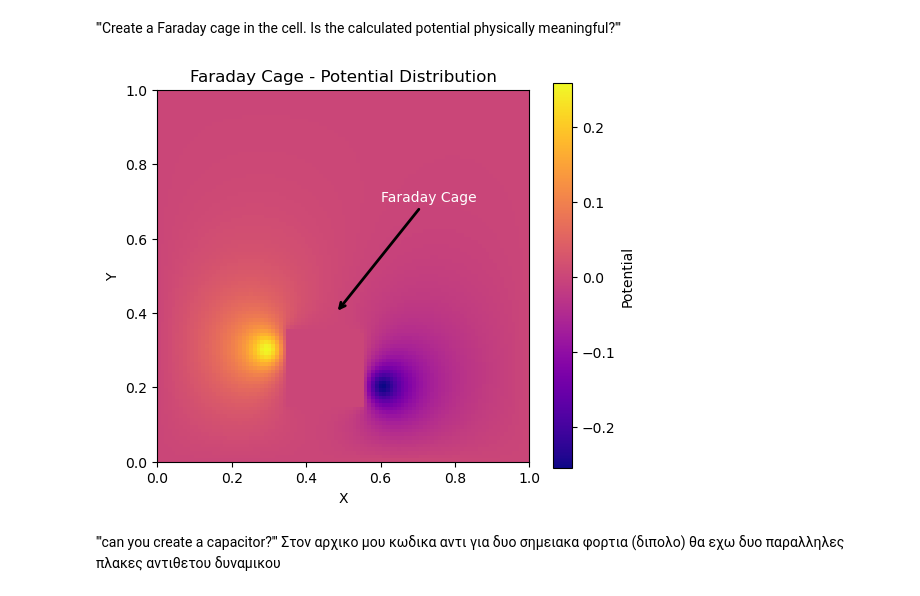
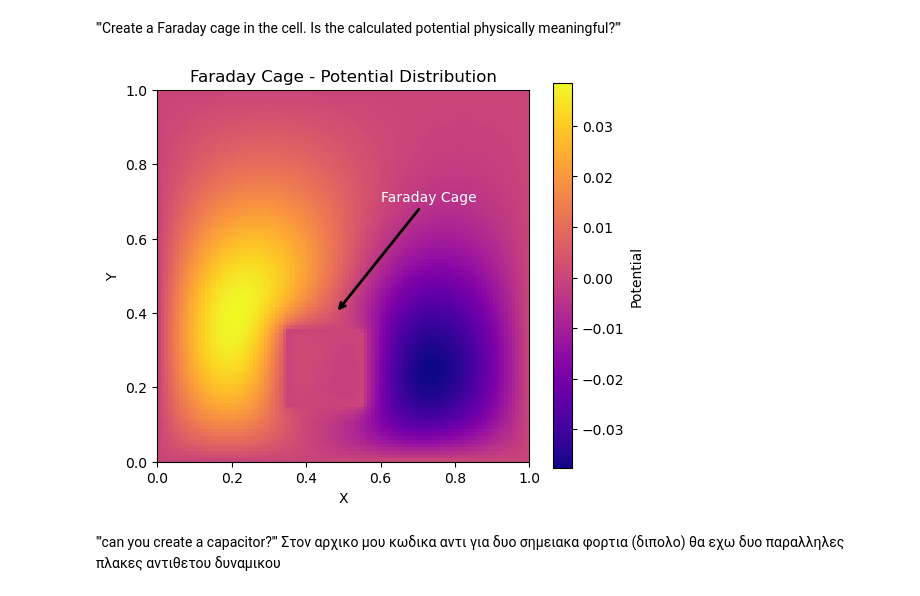
Before and after one commit to VeganSouvlaki/CP, a Jupyter notebook: ΠΡΟΤΖΕΚΤ.ipynb, the cells around one changed output. Drawn from its saved outputs; the diff is of its cells as text; code cells hidden in the pictures.

```diff
--- a/ΠΡΟΤΖΕΚΤ.ipynb
+++ b/ΠΡΟΤΖΕΚΤ.ipynb
@@ -305,6 +292,11 @@ meaningful?'''
 # %%
 import numpy as np
 import matplotlib.pyplot as plt
+
+def g2DF(x,y,qx,qy,sigma=0.2): #mix,miy thesi fortiou
+    e = (-((x - qx)**2 + (y - qy)**2)) / (2 * sigma**2)
+    return (np.exp(e) )/ (2 * np.pi * sigma**2)
+
 
 def FaradayCage(Etol=10**-6, N=100, w=1.75, max_iter=5000):
     auxMat = np.ones((N+1, N+1))  # Τώρα είναι 2D
@@ -324,8 +316,8 @@ def FaradayCage(Etol=10**-6, N=100, w=1.75, max_iter=5000):
     X, Y = np.meshgrid(x, y)
 
     # Φορτίο Διπόλου
-    G1 = g2D(X, Y, 0.3, 0.3)
-    G2 = g2D(X, Y, 0.2, 0.6)
+    G1 = g2DF(X, Y, 0.3, 0.3)
+    G2 = g2DF(X, Y, 0.2, 0.6)
     S = G1 - G2
 
     # Ορισμός συνόρων (κλουβί Faraday)
@@ -359,34 +351,34 @@ def FaradayCage(Etol=10**-6, N=100, w=1.75, max_iter=5000):
         E2 = np.sum((pfilist[:, 1:] - pfilist[:, :-1])**2)
         Etmp = 0.5 * (E1 + E2) - h**2 * np.sum(S * pfilist)
 
         sfalma = np.abs(E - Etmp)
         E = Etmp
 
     return pfilist, E, ite
 
 
 # Εκτελείς τη FaradayCage()
 faraday_data = FaradayCage()
 potential_grid = faraday_data[0]
 
 # Σχεδίαση του imshow διαγράμματος
 fig, ax = plt.subplots(figsize=(6, 5))
 im = ax.imshow(potential_grid.T, cmap='plasma', origin='lower', extent=[0, 1, 0, 1])
 plt.colorbar(im, label="Potential")
 plt.xlabel("X")
 plt.ylabel("Y")
 plt.title("Faraday Cage - Potential Distribution")
 
 cage_x, cage_y = 0.48, 0.4  # Τοποθεσία του κλουβιού Faraday
 
 ax.annotate("Faraday Cage",
             xy=(cage_x, cage_y),  # Σημείο που θα δείχνει το βέλος
             xytext=(0.6, 0.7),  # Σημείο που θα εμφανίζεται η ετικέτα
             arrowprops=dict(facecolor='white', edgecolor='black', arrowstyle='->', linewidth=2),
             fontsize=10, color='white')
 plt.show()
 # %% [output]
-[figure, old version]
+[figure, new version]
 # %% [markdown]
 '''can you create a capacitor?''' Στον αρχικο μου κωδικα αντι για δυο σημειακα φορτια (διπολο) θα εχω δυο παραλληλες πλακες αντιθετου δυναμικου
 # %%
```
Also changed, not shown: parts of 14 cells of this notebook.
